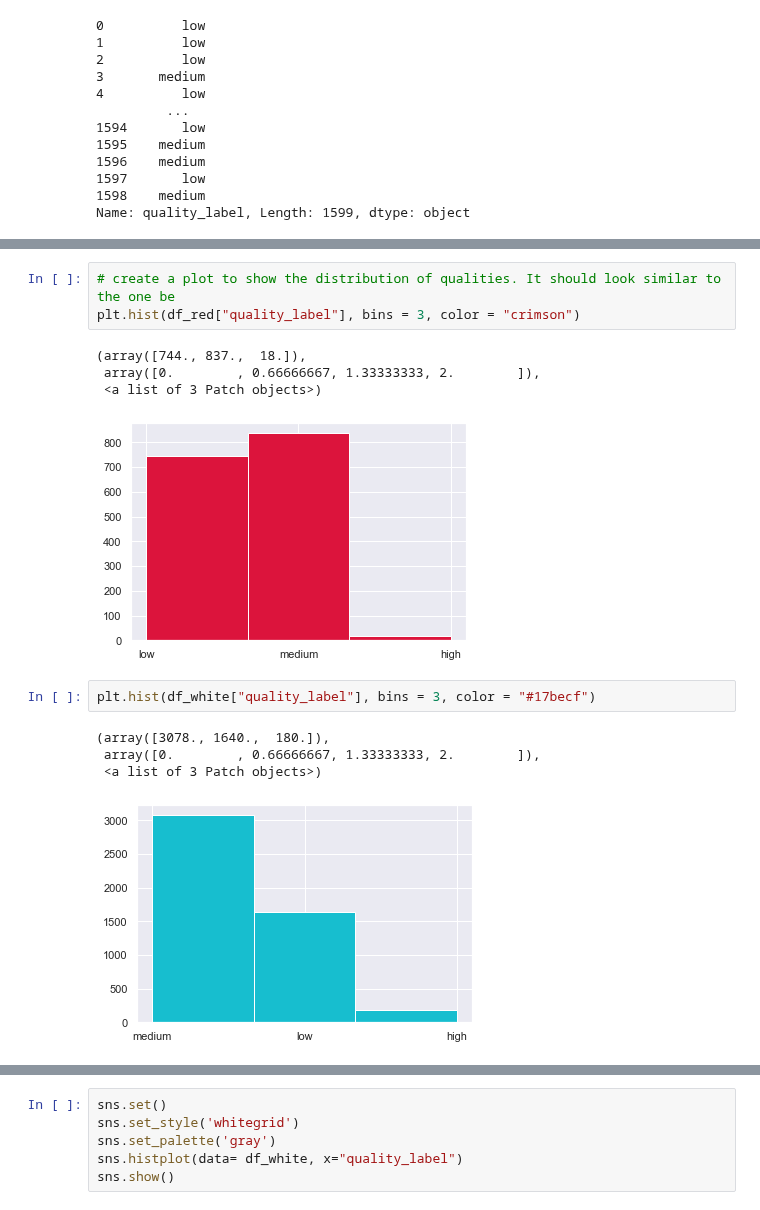
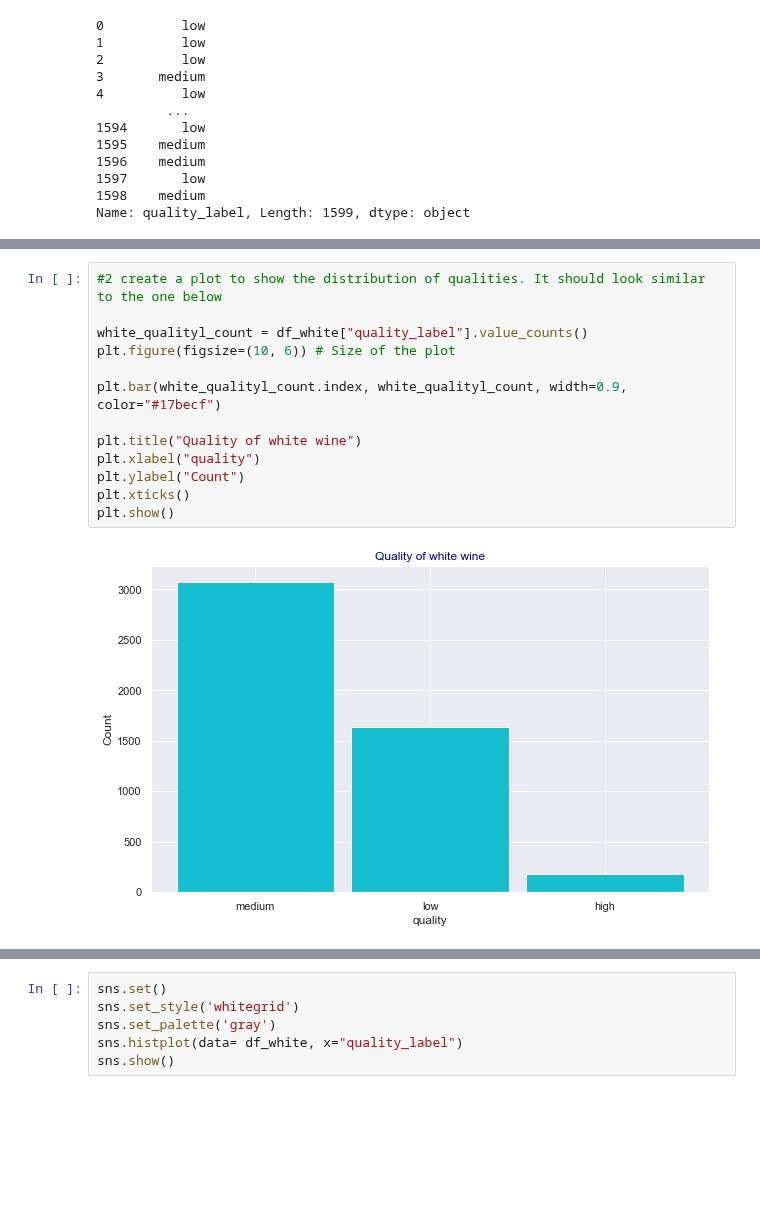
Before and after one commit to satomi26/Project-2, a Jupyter notebook: all_wine.ipynb, the cells around one changed output, grey strips where cells are left out. Cells and saved outputs as stored; diff of their text form; blank space fills up the shorter version.

```diff
--- a/all_wine.ipynb
+++ b/all_wine.ipynb
@@ -362,17 +362,17 @@ plt.show()
 # %% [output]
 [figure]
 # %%
-# create a plot to show the distribution of qualities. It should look similar to the one be
-plt.hist(df_red["quality_label"], bins = 3, color = "crimson")
+#2 create a plot to show the distribution of qualities. It should look similar to the one below
+
+white_qualityl_count = df_white["quality_label"].value_counts()
+plt.figure(figsize=(10, 6)) # Size of the plot
+
+plt.bar(white_qualityl_count.index, white_qualityl_count, width=0.9, color="#17becf")
+
+plt.title("Quality of white wine")
+plt.xlabel("quality")
+plt.ylabel("Count")
+plt.xticks()
+plt.show()
 # %% [output]
-(array([744., 837.,  18.]),
- array([0.        , 0.66666667, 1.33333333, 2.        ]),
- <a list of 3 Patch objects>)
-[figure, old version]
+[figure, new version]
-# %%
-plt.hist(df_white["quality_label"], bins = 3, color = "#17becf")
-# %% [output]
-(array([3078., 1640.,  180.]),
- array([0.        , 0.66666667, 1.33333333, 2.        ]),
- <a list of 3 Patch objects>)
-[figure, removed]
```
Also changed, not shown: parts of 12 cells of this notebook.
